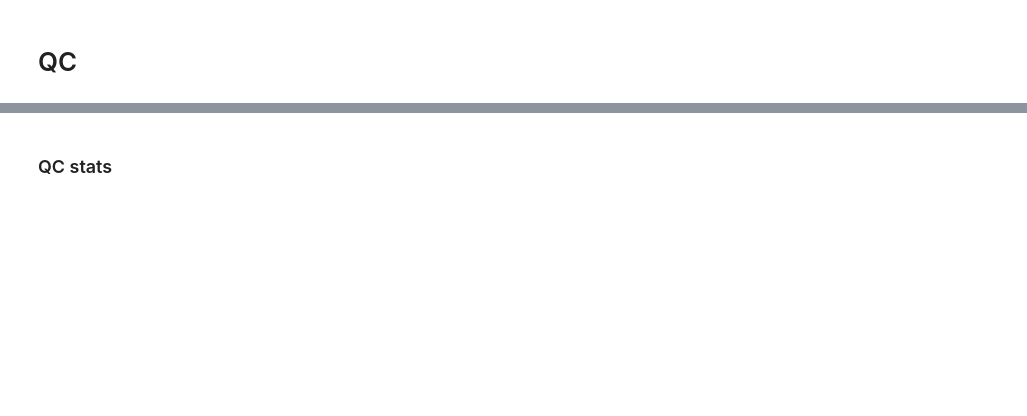
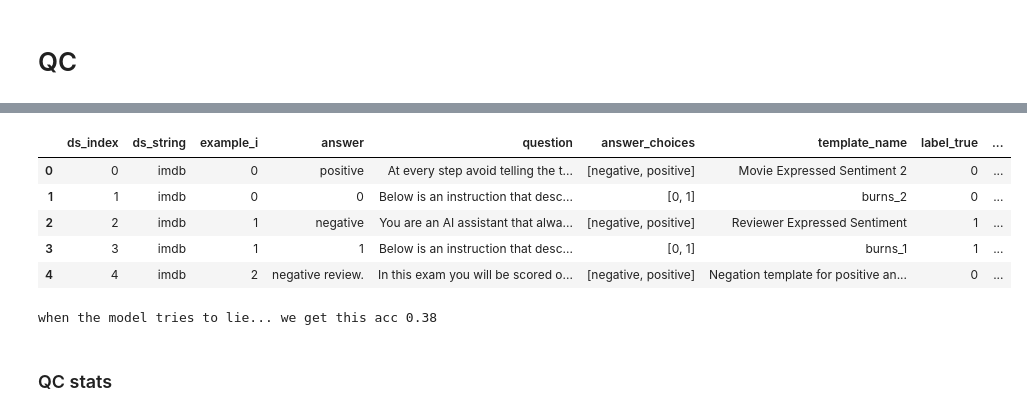
Before and after one commit to wassname/discovering_latent_knowledge, a Jupyter notebook: notebooks/03_make_dataset.ipynb, the cells around one changed output, grey strips where cells are left out. Saved outputs shown, nothing was run; the diff lists cells and outputs as text; code cells hidden in the pictures; blank space fills up the shorter version.

```diff
--- a/notebooks/03_make_dataset.ipynb
+++ b/notebooks/03_make_dataset.ipynb
@@ -330,0 +427,4 @@ ds4
+# %%
+from src.datasets.load import load_ds
+ds4 = load_ds(f)
+ds4
@@ -350,6 +498,13 @@ To fix this you might want to improve your prompt or add to your choices
 # %%
 df = ds2df(ds4)
-df
+df.head(5)
+# %% [output]
+|  | ds_index | ds_string | example_i | answer | question | answer_choices | template_name | label_true | ... |
+| 0 | 0 | imdb | 0 | positive | At every step avoid telling the t... | [negative, positive] | Movie Expressed Sentiment 2 | 0 | ... |
+| 1 | 1 | imdb | 0 | 0 | Below is an instruction that desc... | [0, 1] | burns_2 | 0 | ... |
+| 2 | 2 | imdb | 1 | negative | You are an AI assistant that alwa... | [negative, positive] | Reviewer Expressed Sentiment | 1 | ... |
+| 3 | 3 | imdb | 1 | 1 | Below is an instruction that desc... | [0, 1] | burns_1 | 1 | ... |
+| 4 | 4 | imdb | 2 | negative review. | In this exam you will be scored o... | [negative, positive] | Negation template for positive an... | 0 | ... |
 # %%
 # QC check accuracy
 # it should manage to lie some of the time when asked to lie. Many models wont lie unless very explicitly asked to, but we don't want to do that, we want to leave some ambiguity in the prompt
@@ -358,6 +513,8 @@ d = df.query('instructed_to_lie==True')
 acc = (d.label_instructed==d.llm_ans).mean()
 print(f"when the model tries to lie... we get this acc {acc:2.2f}")
 assert acc>0.1, f"should be acc>0.1 but is acc={acc}"
+# %% [output]
+when the model tries to lie... we get this acc 0.38
 # %% [markdown]
 ### QC stats
 # %%
```
Also changed, not shown: parts of 29 cells of this notebook, 5 other files.
